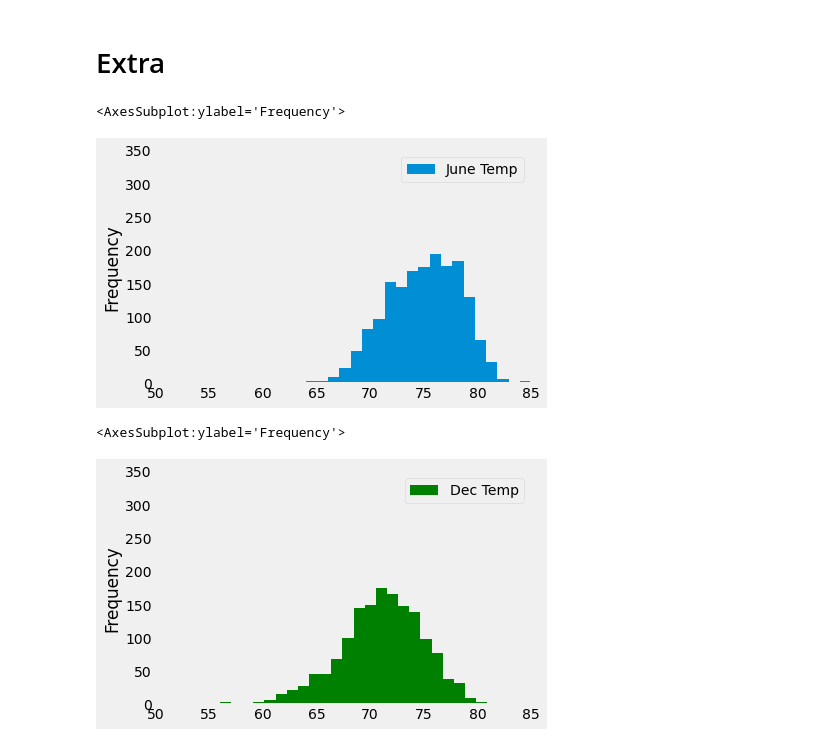
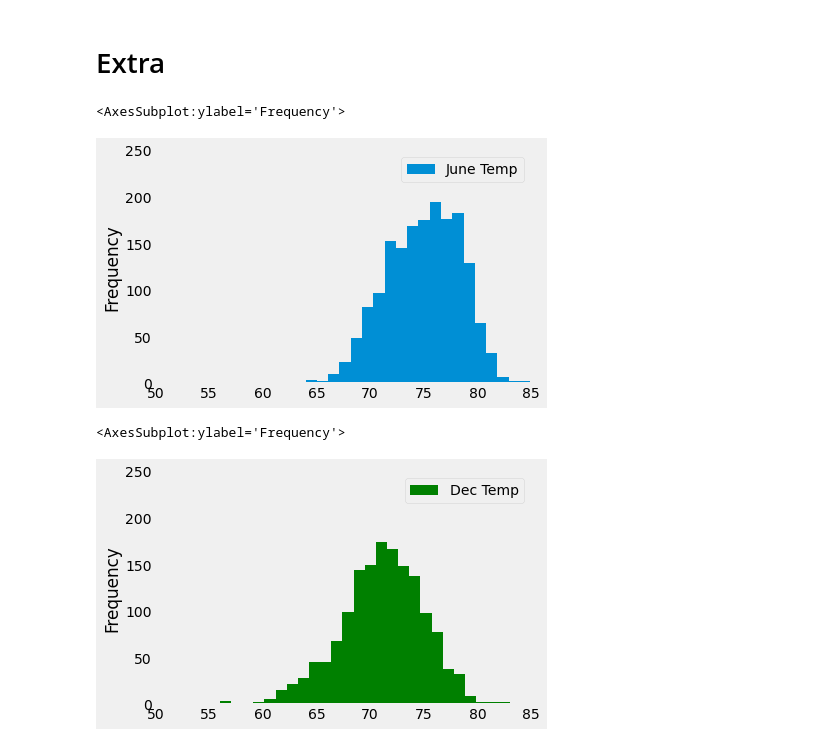
Before and after one commit to Pascalduc/surfs_up, a Jupyter notebook: SurfsUp_Challenge.ipynb, the cells around one changed output. Cells and saved outputs as stored; diff of their text form; code cells hidden in the pictures.

```diff
--- a/SurfsUp_Challenge.ipynb
+++ b/SurfsUp_Challenge.ipynb
@@ -189,12 +189,12 @@ from matplotlib import style
 style.use('fivethirtyeight')
 import matplotlib.pyplot as plt
 # %%
-df_june.plot.hist(xlabel='Temp (F)', bins=20, xlim=[50,85], ylim=[0,350], grid=0)
+df_june.plot.hist(xlabel='Temp (F)', bins=20, xlim=[50,85], ylim=[0,250], grid=0)
 # %% [output]
 <AxesSubplot:ylabel='Frequency'>
-[figure, old version]
+[figure, new version]
 # %%
-df_dec.plot.hist(bins=26, xlim=[50,85], ylim=[0,350], color='g', grid=0)
+df_dec.plot.hist(bins=26, xlim=[50,85], ylim=[0,250], color='g', grid=0)
 # %% [output]
 <AxesSubplot:ylabel='Frequency'>
-[figure, old version]
+[figure, new version]
```
